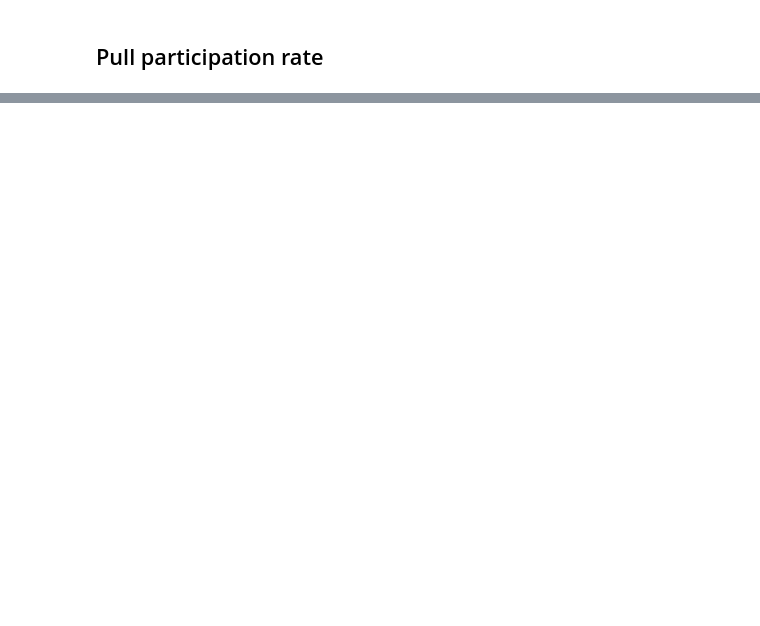
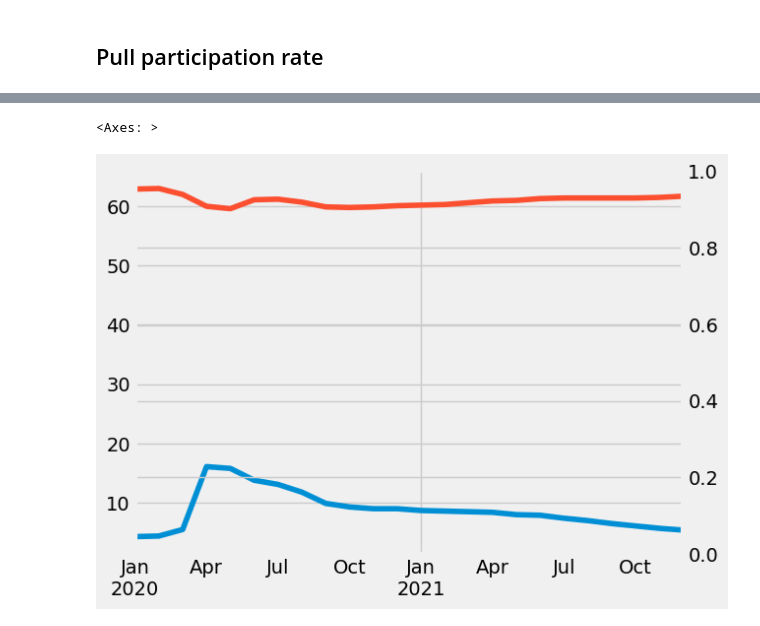
Before and after one commit to markselvan/python_learning, a Jupyter notebook: Economic Data Analysis.ipynb, the cells around one changed output, grey strips where cells are left out. Saved outputs shown, nothing was run; the diff lists cells and outputs as text; code cells hidden in the pictures; blank space fills up the shorter version.

```diff
--- a/Economic Data Analysis.ipynb
+++ b/Economic Data Analysis.ipynb
@@ -169,4 +407,10 @@ part_states.describe
 # %%
-#part_states.query('index >= 2020 and index < 2022')['Massachusetts'].plot(ax=ax)
+fig, ax=plt.subplots()
+ax2=ax.twinx()
+uemp_results.query('index >= 2020 and index < 2022')['  California'].plot(ax=ax)
+part_all_results.query('index >= 2020 and index < 2022')['LBSSA06'].plot(ax=ax)
+# %% [output]
+<Axes: >
+[figure, added]
 # %%
 !git init
```
Also changed, not shown: parts of 35 cells of this notebook.
